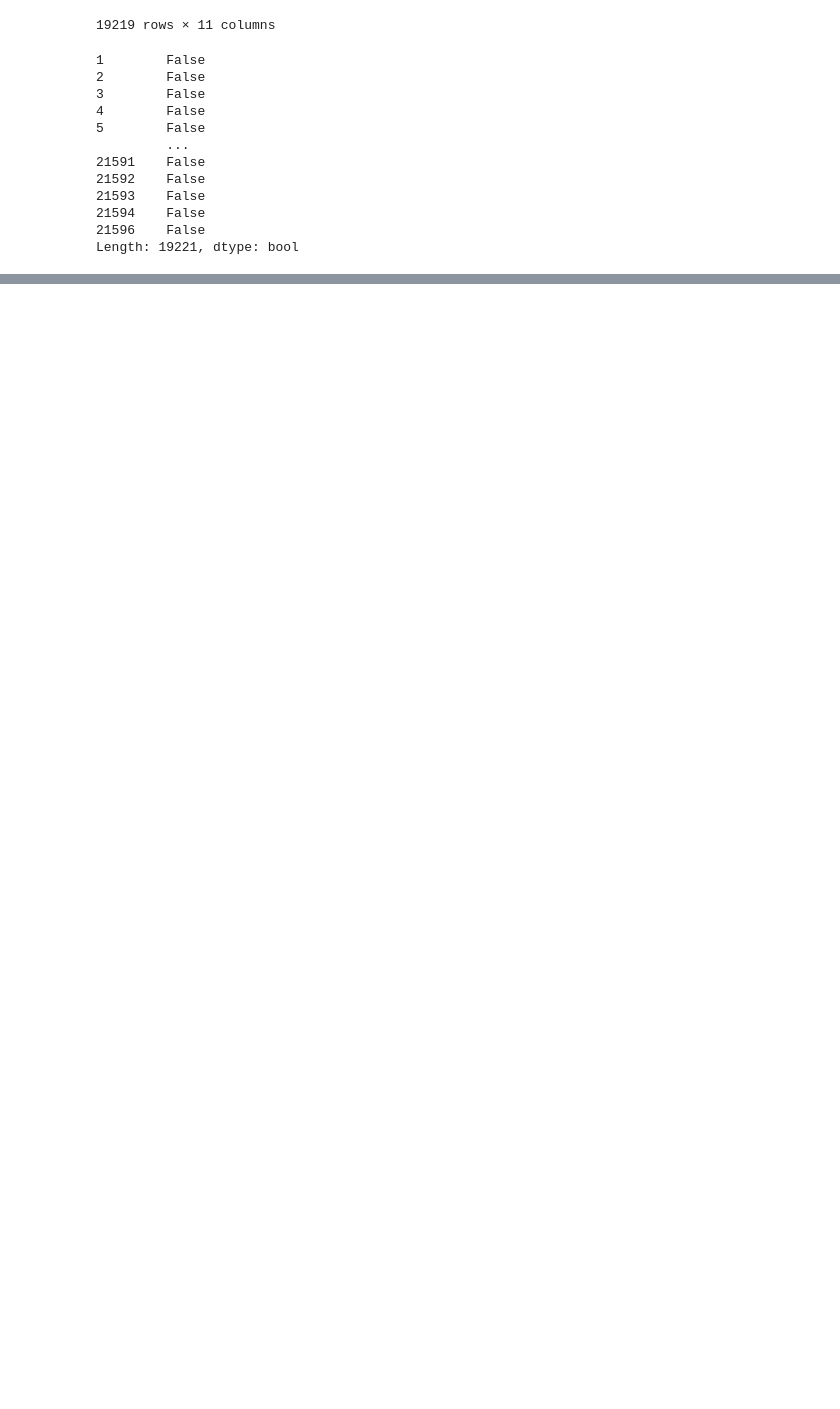
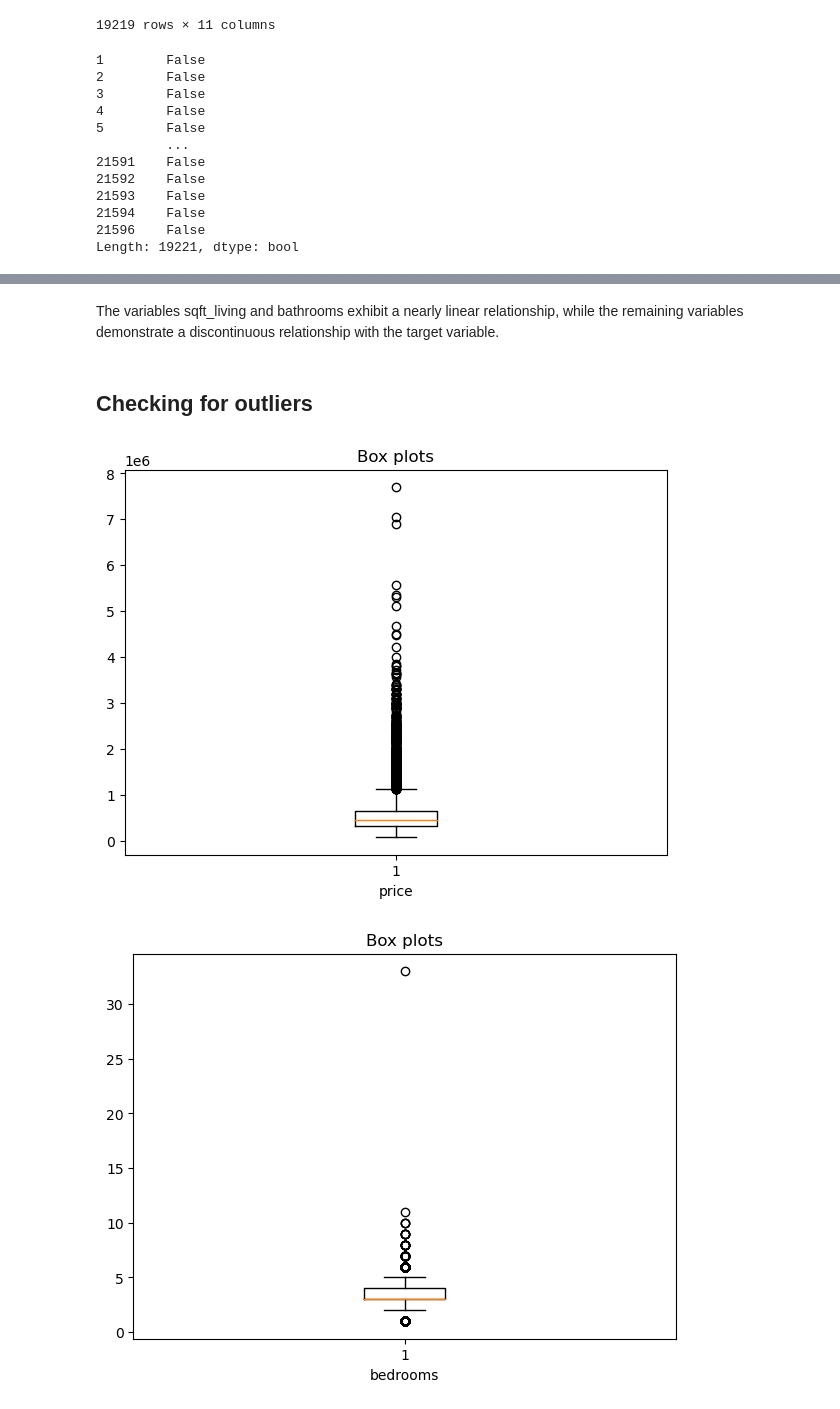
Before and after one commit to mbuvimuia/Northwest-County-Housing-Analysis, a Jupyter notebook: student.ipynb, the cells around one changed output, grey strips where cells are left out. Saved outputs shown, nothing was run; the diff lists cells and outputs as text; code cells hidden in the pictures; blank space fills up the shorter version.

```diff
--- a/student.ipynb
+++ b/student.ipynb
@@ -278,0 +382,18 @@ Length: 19221, dtype: bool
+# %% [markdown]
+
+The variables sqft_living and bathrooms exhibit a nearly linear relationship, while the remaining variables demonstrate a discontinuous relationship with the target variable.
+# %% [markdown]
+## Checking for outliers
+# %%
+for column in Numeric:
+    # plot the boxplots
+    plt.figure(figsize = (7,5))
+    plt.boxplot(df[column])
+    # set the axes and title
+    plt.xlabel(column)
+    plt.title('Box plots')
+    # display the plot
+    plt.show()
+# %% [output]
+[figure, added]
+[figure, added]
```
Also changed, not shown: parts of 25 cells of this notebook, 5 other files.
